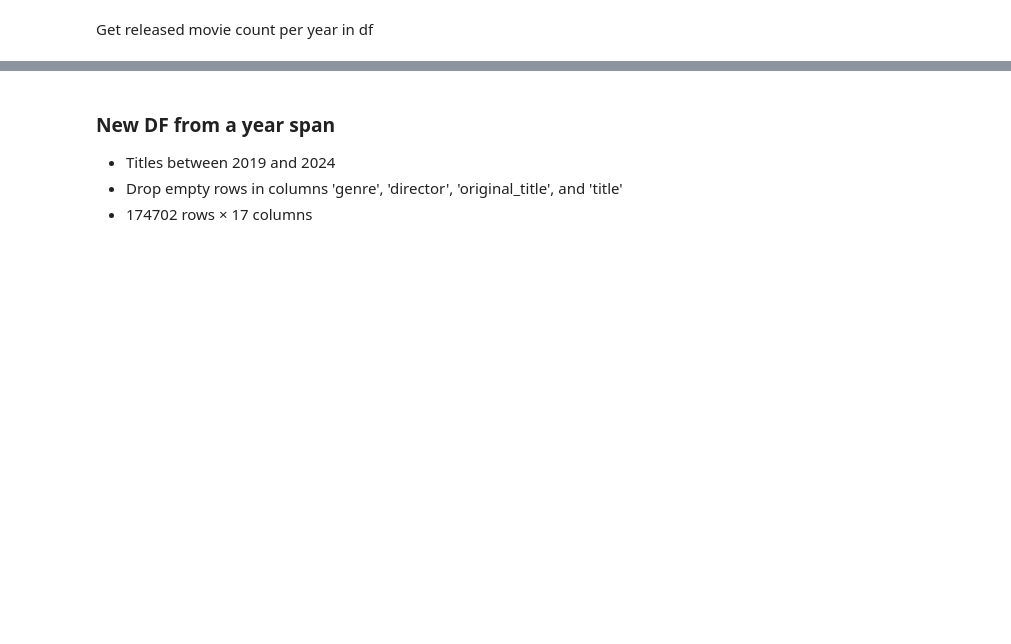
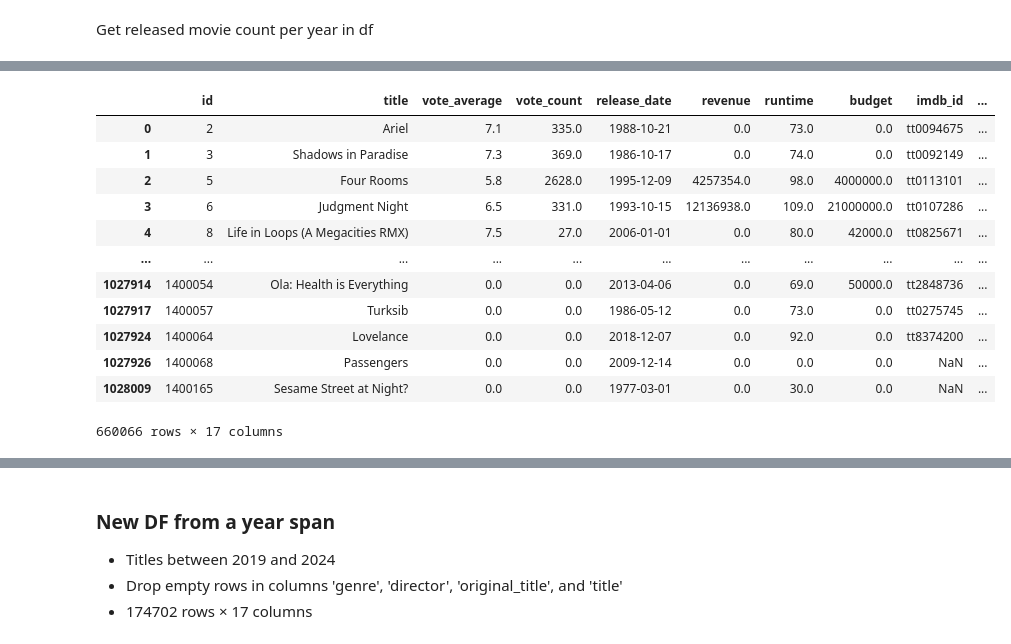
Before and after one commit to bruhu/film-sentiment-analysis, a Jupyter notebook: notebooks/tmdb_data.ipynb, the cells around one changed output, grey strips where cells are left out. Saved outputs shown, nothing was run; the diff lists cells and outputs as text; code cells hidden in the pictures; blank space fills up the shorter version.

```diff
--- a/notebooks/tmdb_data.ipynb
+++ b/notebooks/tmdb_data.ipynb
@@ -111,0 +144,16 @@ print(release_year_counts)
+# %%
+# Number of rows before filtering
+initial_count = len(df)
+
+# Filter out rows to keep only movies made between 1906 and 2018 (inclusive)
+df = df[(df['release_year'] >= 1906) & (df['release_year'] <= 2018)]
+
+# Number of rows after filtering
+final_count = len(df)
+
+# Calculate and print the number of rows dropped
+rows_dropped = initial_count - final_count
+print(f"Number of rows dropped: {rows_dropped}")
+
+# Print the filtered DataFrame
+print(df)
@@ -117,0 +228,19 @@ functions.show_missing_values(df)
+# %%
+# drop missing titles
+df.dropna(subset=['title'], inplace=True)
+# %%
+display(df)
+# %% [output]
+|  | id | title | vote_average | vote_count | release_date | revenue | runtime | budget | imdb_id | ... |
+| 0 | 2 | Ariel | 7.1 | 335.0 | 1988-10-21 | 0.0 | 73.0 | 0.0 | tt0094675 | ... |
+| 1 | 3 | Shadows in Paradise | 7.3 | 369.0 | 1986-10-17 | 0.0 | 74.0 | 0.0 | tt0092149 | ... |
+| 2 | 5 | Four Rooms | 5.8 | 2628.0 | 1995-12-09 | 4257354.0 | 98.0 | 4000000.0 | tt0113101 | ... |
+| 3 | 6 | Judgment Night | 6.5 | 331.0 | 1993-10-15 | 12136938.0 | 109.0 | 21000000.0 | tt0107286 | ... |
+| 4 | 8 | Life in Loops (A Megacities RMX) | 7.5 | 27.0 | 2006-01-01 | 0.0 | 80.0 | 42000.0 | tt0825671 | ... |
+| ... | ... | ... | ... | ... | ... | ... | ... | ... | ... | ... |
+| 1027914 | 1400054 | Ola: Health is Everything | 0.0 | 0.0 | 2013-04-06 | 0.0 | 69.0 | 50000.0 | tt2848736 | ... |
+| 1027917 | 1400057 | Turksib | 0.0 | 0.0 | 1986-05-12 | 0.0 | 73.0 | 0.0 | tt0275745 | ... |
+| 1027924 | 1400064 | Lovelance | 0.0 | 0.0 | 2018-12-07 | 0.0 | 92.0 | 0.0 | tt8374200 | ... |
+| 1027926 | 1400068 | Passengers | 0.0 | 0.0 | 2009-12-14 | 0.0 | 0.0 | 0.0 | NaN | ... |
+| 1028009 | 1400165 | Sesame Street at Night? | 0.0 | 0.0 | 1977-03-01 | 0.0 | 30.0 | 0.0 | NaN | ... |
+660066 rows × 17 columns
```
Also changed, not shown: parts of 54 cells of this notebook.
